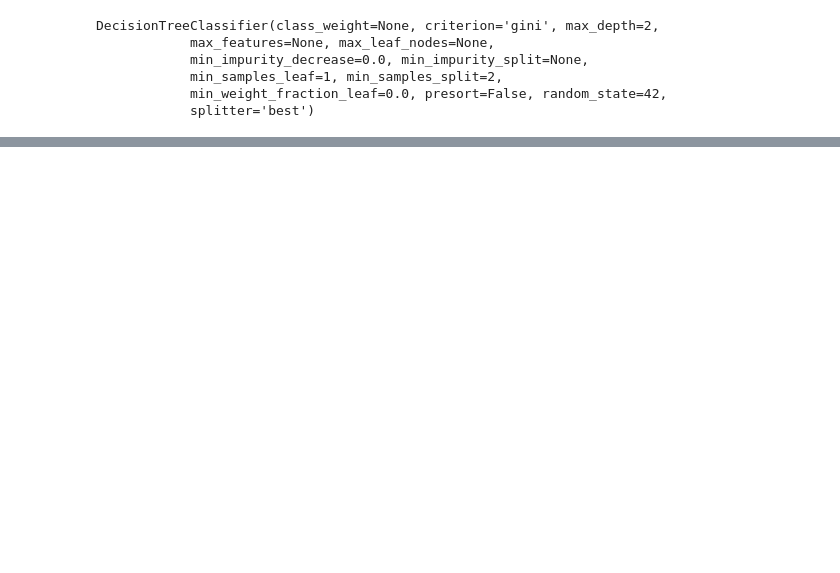
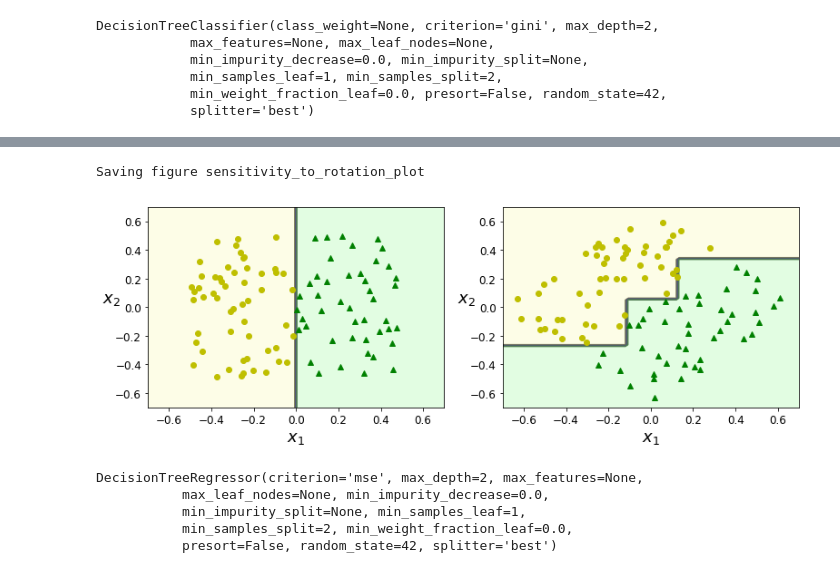
Before and after one commit to sayan31/Python-handson-ml, a Jupyter notebook: Chapter-6/decision_trees.ipynb, the cells around one changed output, grey strips where cells are left out. Cells and saved outputs as stored; diff of their text form; code cells hidden in the pictures; blank space fills up the shorter version.

Commit message:
Committing to a different branch with the objective of merging these changes to master branch.

```diff
--- a/Chapter-6/decision_trees.ipynb
+++ b/Chapter-6/decision_trees.ipynb
@@ -111,0 +190,31 @@ array([[ 0.        ,  0.90740741,  0.09259259]])
+# %%
+# Create a training set with random numbers between -0.6 and 0.6
+# The classifier is used to differentiate between positive and negative training examples
+np.random.seed(6)
+Xs = np.random.rand(100, 2)-0.5
+# initially a boolean array is created. asType(float32) converts the trues into 1s and falses into 0
+ys = (Xs[:, 0] > 0).astype(np.float32) * 2
+
+# rotates the training set plot by pi/4
+angle = np.pi / 4
+rotation_matrix = np.array([[np.cos(angle), -np.sin(angle)], [np.sin(angle), np.cos(angle)]])
+Xsr = Xs.dot(rotation_matrix)
+
+# The non-rotated training set has a linear decision boundary but the rotated set has unnecessary changes of direction.
+# So the second classifier might not generalize well to new data
+tree_clf_s = DecisionTreeClassifier(random_state=42)
+tree_clf_s.fit(Xs, ys)
+tree_clf_sr = DecisionTreeClassifier(random_state=42)
+tree_clf_sr.fit(Xsr, ys)
+
+plt.figure(figsize=(11, 4))
+plt.subplot(121)
+plot_decision_boundary(tree_clf_s, Xs, ys, axes=[-0.7, 0.7, -0.7, 0.7], iris=False)
+plt.subplot(122)
+plot_decision_boundary(tree_clf_sr, Xsr, ys, axes=[-0.7, 0.7, -0.7, 0.7], iris=False)
+
+save_fig("sensitivity_to_rotation_plot")
+plt.show()
+# %% [output]
+Saving figure sensitivity_to_rotation_plot
+[figure, added]
@@ -111,0 +230,12 @@ array([[ 0.        ,  0.90740741,  0.09259259]])
+# %%
+# Scikit-learn provided class for training Decision Trees for Regression.
+from sklearn.tree import DecisionTreeRegressor
+
+tree_reg = DecisionTreeRegressor(max_depth=2, random_state=42)
+tree_reg.fit(X, y)
+# %% [output]
+DecisionTreeRegressor(criterion='mse', max_depth=2, max_features=None,
+           max_leaf_nodes=None, min_impurity_decrease=0.0,
+           min_impurity_split=None, min_samples_leaf=1,
+           min_samples_split=2, min_weight_fraction_leaf=0.0,
+           presort=False, random_state=42, splitter='best')
```
Also changed, not shown: parts of 9 cells of this notebook, 4 other files.
